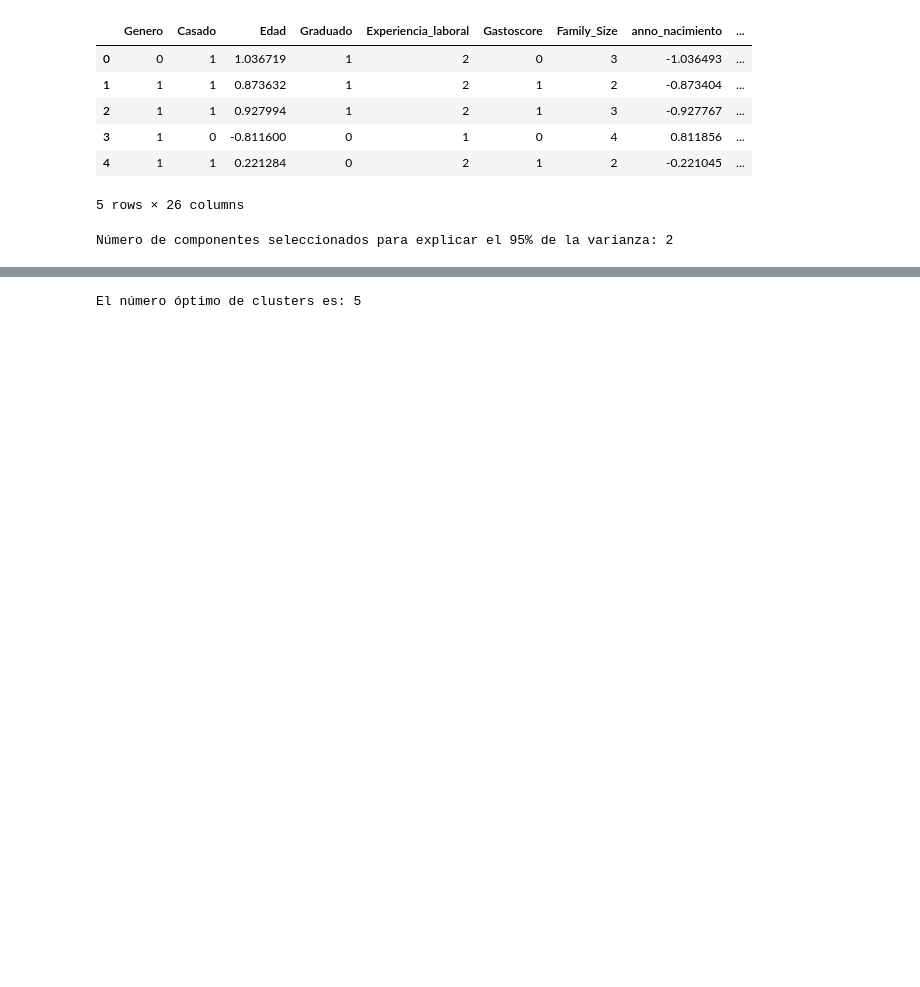
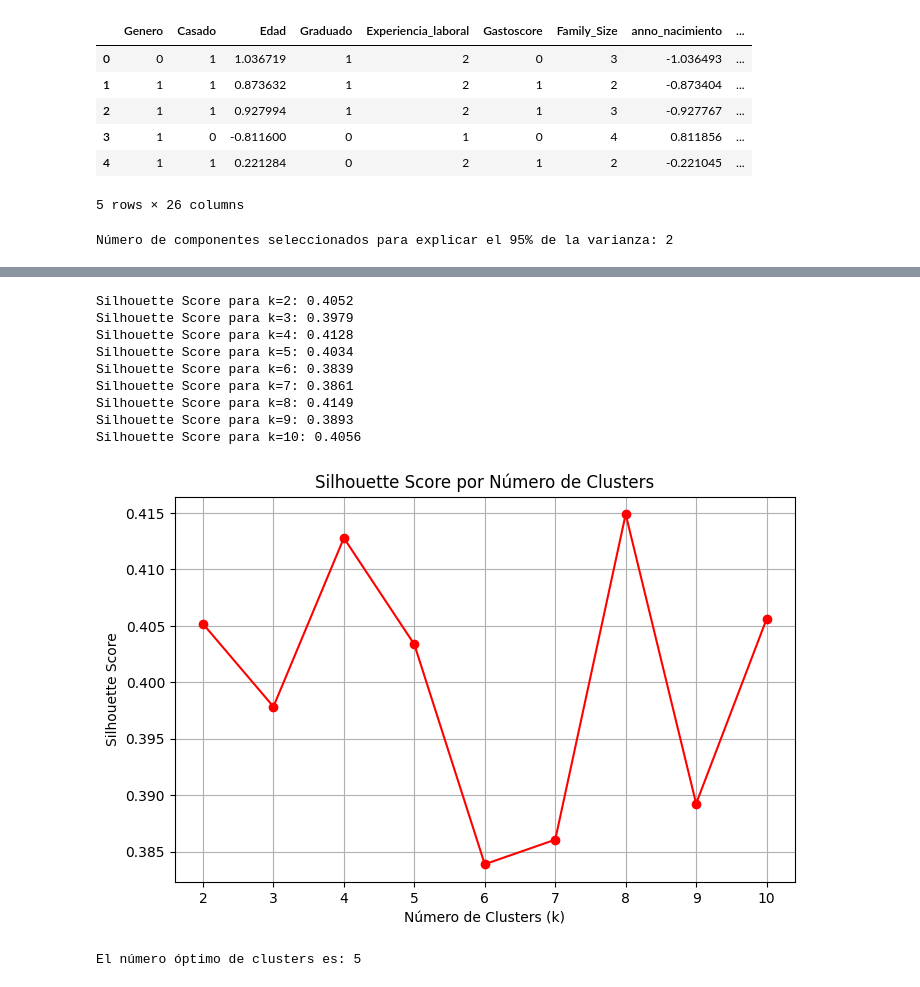
Before and after one commit to Nachosanchezz/Caso02_PCA, a Jupyter notebook: src/02_PCA.ipynb, the cells around one changed output, grey strips where cells are left out. Saved outputs shown, nothing was run; the diff lists cells and outputs as text; code cells hidden in the pictures; blank space fills up the shorter version.

```diff
--- a/src/02_PCA.ipynb
+++ b/src/02_PCA.ipynb
@@ -72 +65,32 @@ plt.show()
+# %%
+# Calcular silhouette scores para k de 2 a 10
+silhouette = []
+K_range = range(2, 11)
+
+for k in K_range:
+    kmeans = KMeans(n_clusters=k, random_state=42)
+    labels = kmeans.fit_predict(X_pca)
+    score = silhouette_score(X_pca, labels)
+    silhouette.append(score)
+    print(f"Silhouette Score para k={k}: {score:.4f}")
+
+# Graficar
+plt.figure(figsize=(8, 5))
+plt.plot(K_range, silhouette, 'ro-')
+plt.xlabel('Número de Clusters (k)')
+plt.ylabel('Silhouette Score')
+plt.title('Silhouette Score por Número de Clusters')
+plt.grid(True)
+plt.show()
+# %% [output]
+Silhouette Score para k=2: 0.4052
+Silhouette Score para k=3: 0.3979
+Silhouette Score para k=4: 0.4128
+Silhouette Score para k=5: 0.4034
+Silhouette Score para k=6: 0.3839
+Silhouette Score para k=7: 0.3861
+Silhouette Score para k=8: 0.4149
+Silhouette Score para k=9: 0.3893
+Silhouette Score para k=10: 0.4056
+[figure, added]
 # %%
```
Also changed, not shown: parts of 11 cells of this notebook, 1 other file.
